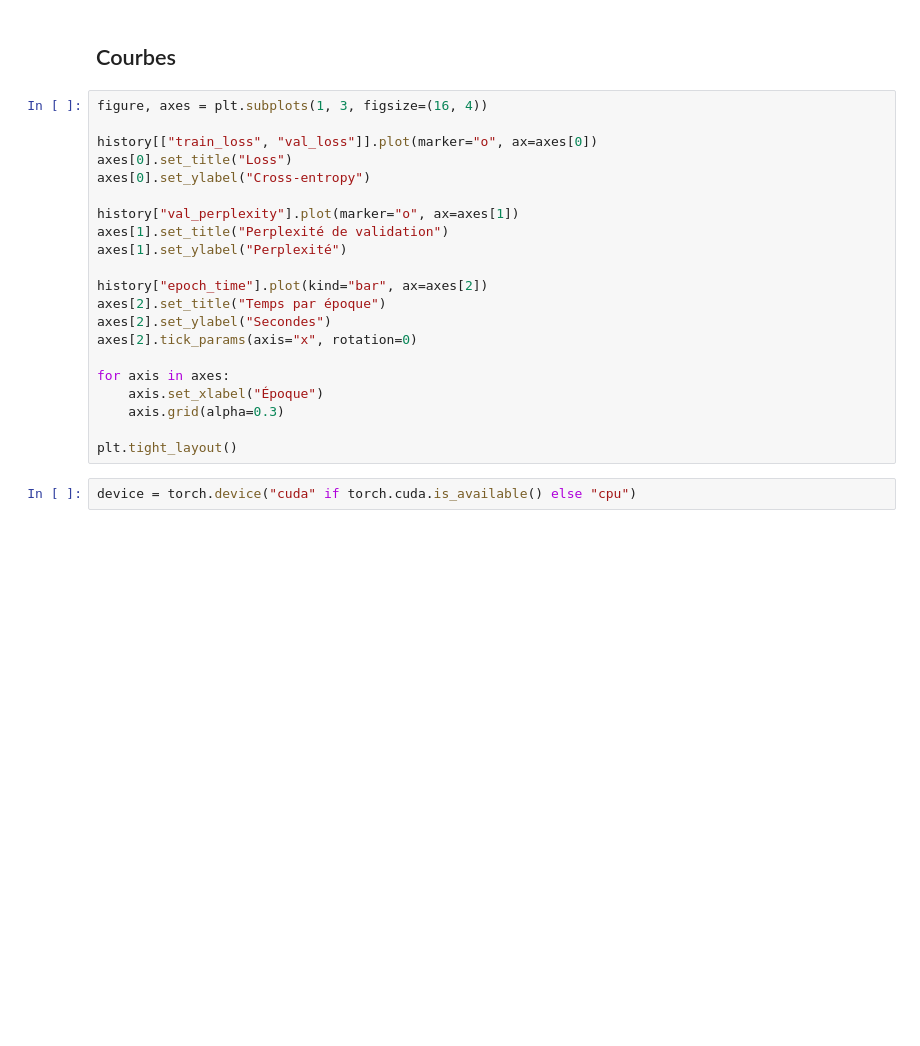
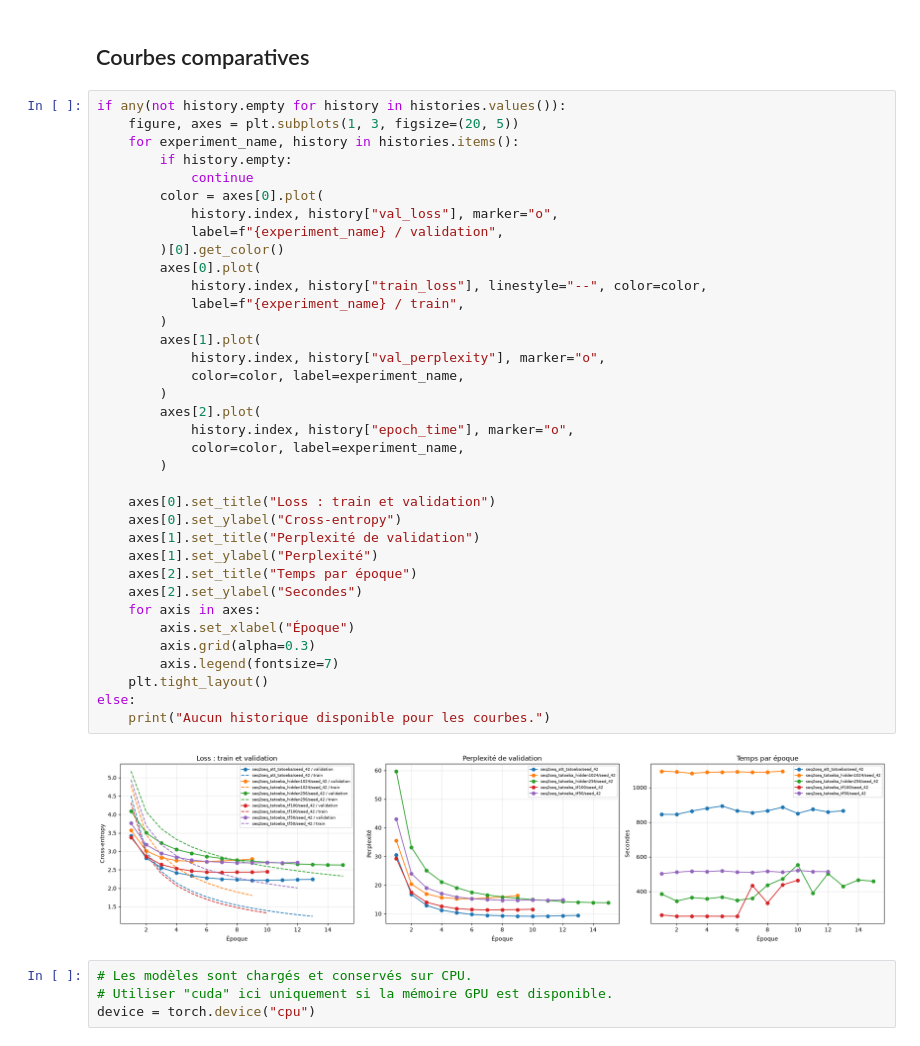
Before and after one commit to desire-del/machine-translation, a Jupyter notebook: notebooks/02_seq2seq_results.ipynb, the cells around one changed output. Drawn from its saved outputs; the diff is of its cells as text; blank space fills up the shorter version.

Commit message:
feat: load and compare saved experiments

```diff
--- a/notebooks/02_seq2seq_results.ipynb
+++ b/notebooks/02_seq2seq_results.ipynb
@@ -55,26 +134,45 @@ history
 # %% [markdown]
-## Courbes
+## Courbes comparatives
 # %%
-figure, axes = plt.subplots(1, 3, figsize=(16, 4))
+if any(not history.empty for history in histories.values()):
+    figure, axes = plt.subplots(1, 3, figsize=(20, 5))
+    for experiment_name, history in histories.items():
+        if history.empty:
+            continue
+        color = axes[0].plot(
+            history.index, history["val_loss"], marker="o",
+            label=f"{experiment_name} / validation",
+        )[0].get_color()
+        axes[0].plot(
+            history.index, history["train_loss"], linestyle="--", color=color,
+            label=f"{experiment_name} / train",
+        )
+        axes[1].plot(
+            history.index, history["val_perplexity"], marker="o",
+            color=color, label=experiment_name,
+        )
+        axes[2].plot(
+            history.index, history["epoch_time"], marker="o",
+            color=color, label=experiment_name,
+        )
 
-history[["train_loss", "val_loss"]].plot(marker="o", ax=axes[0])
-axes[0].set_title("Loss")
-axes[0].set_ylabel("Cross-entropy")
-
-history["val_perplexity"].plot(marker="o", ax=axes[1])
-axes[1].set_title("Perplexité de validation")
-axes[1].set_ylabel("Perplexité")
-
-history["epoch_time"].plot(kind="bar", ax=axes[2])
-axes[2].set_title("Temps par époque")
-axes[2].set_ylabel("Secondes")
-axes[2].tick_params(axis="x", rotation=0)
-
-for axis in axes:
-    axis.set_xlabel("Époque")
-    axis.grid(alpha=0.3)
-
-plt.tight_layout()
+    axes[0].set_title("Loss : train et validation")
+    axes[0].set_ylabel("Cross-entropy")
+    axes[1].set_title("Perplexité de validation")
+    axes[1].set_ylabel("Perplexité")
+    axes[2].set_title("Temps par époque")
+    axes[2].set_ylabel("Secondes")
+    for axis in axes:
+        axis.set_xlabel("Époque")
+        axis.grid(alpha=0.3)
+        axis.legend(fontsize=7)
+    plt.tight_layout()
+else:
+    print("Aucun historique disponible pour les courbes.")
+# %% [output]
+[figure, added]
 # %%
-device = torch.device("cuda" if torch.cuda.is_available() else "cpu")
+# Les modèles sont chargés et conservés sur CPU.
+# Utiliser "cuda" ici uniquement si la mémoire GPU est disponible.
+device = torch.device("cpu")
 # %%
```
Also changed, not shown: parts of 9 cells of this notebook, 7 other files.
